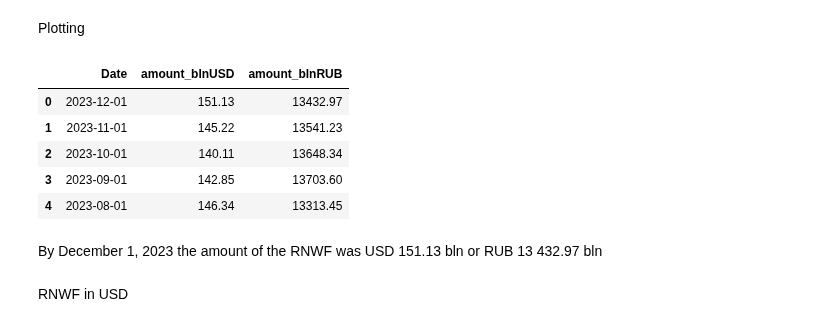
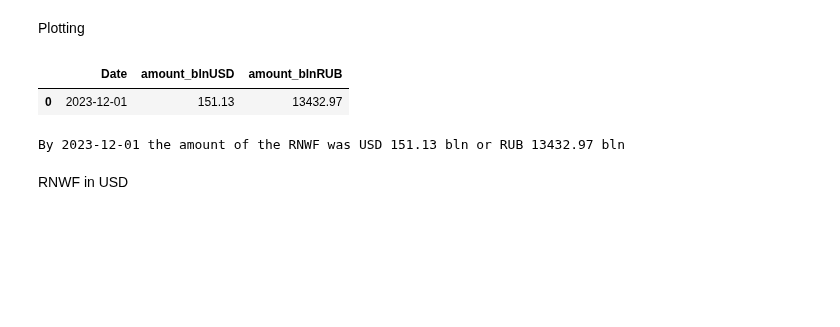
Before and after one commit to winterForestStump/RNWF, a Jupyter notebook: code/rnwf_plots.ipynb, the cells around one changed output. Saved outputs shown, nothing was run; the diff lists cells and outputs as text; code cells hidden in the pictures; blank space fills up the shorter version.

Commit message:
changes december

```diff
--- a/code/rnwf_plots.ipynb
+++ b/code/rnwf_plots.ipynb
@@ -7,16 +7,14 @@ import altair as alt
 # %%
 df = pd.read_csv('https://raw.githubusercontent.com/winterForestStump/RNWF/main/data/rnwf.csv')
 # %%
-df[['Date', 'amount_blnUSD', 'amount_blnRUB']].head(5)
+df[['Date', 'amount_blnUSD', 'amount_blnRUB']].head(1)
 # %% [output]
 |  | Date | amount_blnUSD | amount_blnRUB |
 | 0 | 2023-12-01 | 151.13 | 13432.97 |
-| 1 | 2023-11-01 | 145.22 | 13541.23 |
-| 2 | 2023-10-01 | 140.11 | 13648.34 |
-| 3 | 2023-09-01 | 142.85 | 13703.60 |
-| 4 | 2023-08-01 | 146.34 | 13313.45 |
-# %% [markdown]
-By December 1, 2023 the amount of the RNWF was USD 151.13 bln or RUB 13 432.97 bln
+# %%
+print(f"By {df['Date'][0]} the amount of the RNWF was USD {df['amount_blnUSD'][0]} bln or RUB {df['amount_blnRUB'][0]} bln")
+# %% [output]
+By 2023-12-01 the amount of the RNWF was USD 151.13 bln or RUB 13432.97 bln
 # %% [markdown]
 RNWF in USD
 # %%
```
Also changed, not shown: parts of 1 cell of this notebook, 1 other file.
